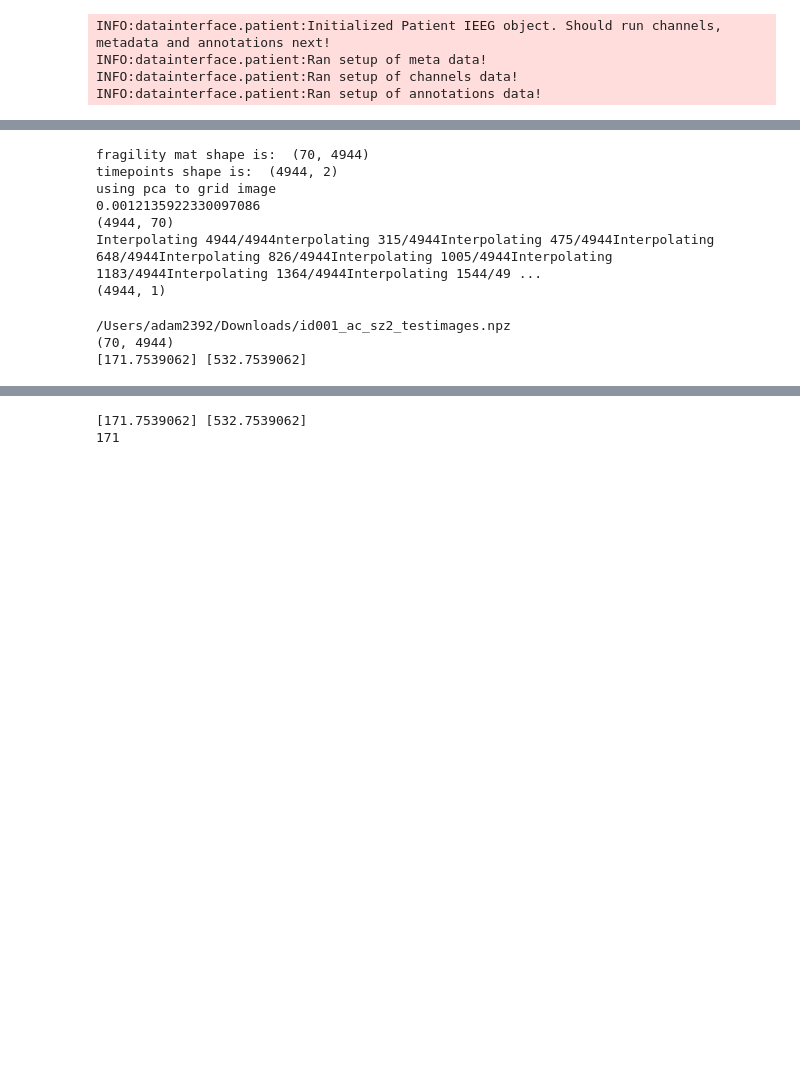
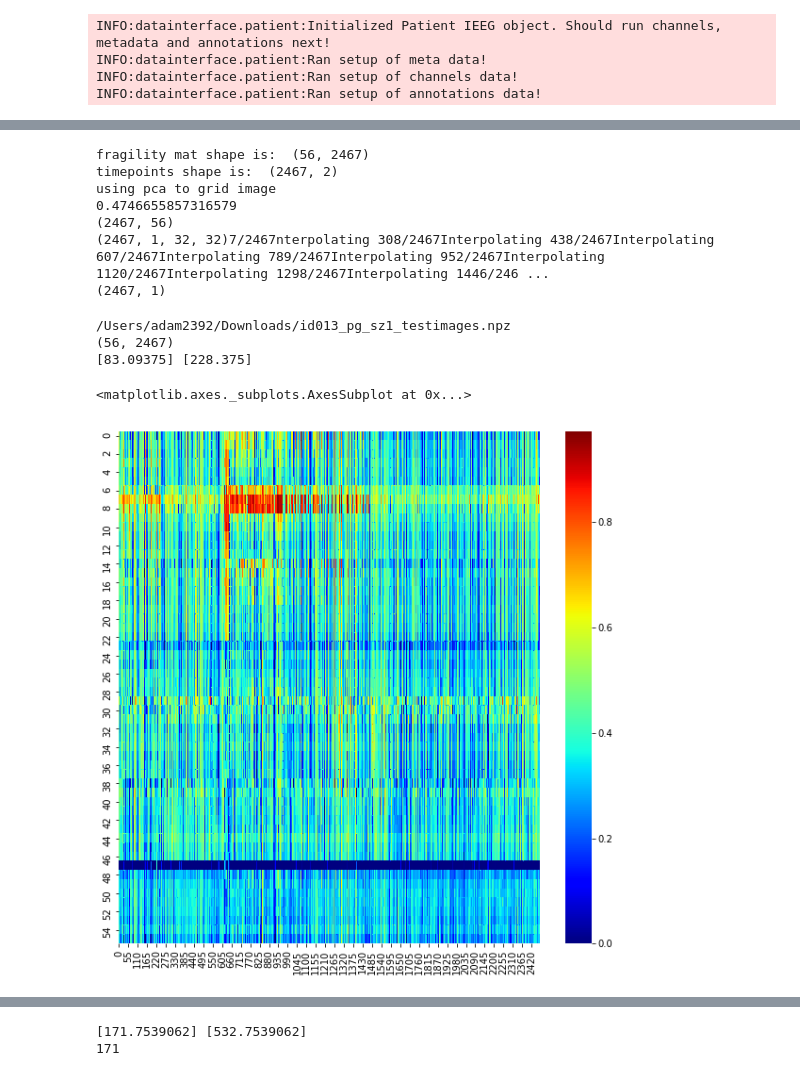
Before and after one commit to adam2392/dnn-unsupervised, a Jupyter notebook: dnn/Fragility Data Preprocessing Into 2D and 3D Images.ipynb, the cells around one changed output, grey strips where cells are left out. Drawn from its saved outputs; the diff is of its cells as text; code cells hidden in the pictures; blank space fills up the shorter version.

```diff
--- a/dnn/Fragility Data Preprocessing Into 2D and 3D Images.ipynb
+++ b/dnn/Fragility Data Preprocessing Into 2D and 3D Images.ipynb
@@ -422,5 +446,6 @@ seeg_contacts = list(seeg_labels)
 # %%
-testfile = '/Volumes/ADAM LI/pydata/dnn/testdata/fragility/pert/id001_ac_sz2/id001_ac_sz2pertmodel.npz'
+testfile = '/Volumes/ADAM LI/pydata/dnn/testdata/fragility/pert/' + patient + '/'\
+ + patient + 'pertmodel.npz'
 data = np.load(testfile, encoding='bytes')
 seizonsets = [patieeg.onset_time]
 seizoffsets = [patieeg.offset_time]
@@ -445,7 +470,7 @@ print("using pca to grid image")
 new_locs = pca.fit_transform(locations)
 #     print(seizonsets)
 #     print(seizoffsets)
-ylabels = datahandler.computelabels(seizonsets*1000,seizoffsets*1000, timepoints)
+ylabels = datahandler.computelabels(np.multiply(seizonsets,500),np.multiply(seizoffsets,500), timepoints)
 # ylabels = ylabels[1:]
 print(np.sum(ylabels)/len(ylabels))
 
@@ -459,13 +484,13 @@ else:
 print(image_tensor.shape)
 print(ylabels.shape)
 # %% [output]
-fragility mat shape is:  (70, 4944)
-timepoints shape is:  (4944, 2)
+fragility mat shape is:  (56, 2467)
+timepoints shape is:  (2467, 2)
 using pca to grid image
-0.0012135922330097086
-(4944, 70)
-Interpolating 4944/4944nterpolating 315/4944Interpolating 475/4944Interpolating 648/4944Interpolating 826/4944Interpolating 1005/4944Interpolating 1183/4944Interpolating 1364/4944Interpolating 1544/49 ...
-(4944, 1)
+0.4746655857316579
+(2467, 56)
+(2467, 1, 32, 32)7/2467nterpolating 308/2467Interpolating 438/2467Interpolating 607/2467Interpolating 789/2467Interpolating 952/2467Interpolating 1120/2467Interpolating 1298/2467Interpolating 1446/246 ...
+(2467, 1)
 # %%
 # instantiate metadata hash table
 metadata = dict()
@@ -473,7 +498,7 @@ metadata['seeg_contacts'] = seeg_contacts
 metadata['new_locs'] = new_locs
 metadata['ylabels'] = ylabels
 
-imagefilename = os.path.join('/Users/adam2392/Downloads/', 'id001_ac_sz2_testimages.npz')
+imagefilename = os.path.join('/Users/adam2392/Downloads/', patient+'_testimages.npz')
 # save image and meta data
 np.savez(imagefilename, image_tensor=image_tensor, metadata=metadata)
 
@@ -482,9 +507,15 @@ print(fragmat.shape)
 print(seizonsets, seizoffsets)
 print('\n\n')
 # %% [output]
-/Users/adam2392/Downloads/id001_ac_sz2_testimages.npz
-(70, 4944)
-[171.7539062] [532.7539062]
+/Users/adam2392/Downloads/id013_pg_sz1_testimages.npz
+(56, 2467)
+[83.09375] [228.375]
+# %%
+plt.figure(figsize=(10,10))
+sns.heatmap(fragmat, cmap='jet')
+# %% [output]
+<matplotlib.axes._subplots.AxesSubplot at 0x...>
+[figure, added]
 # %%
 print(image_tensor.shape)
 plt.figure(figsize=(7,9))
```
Also changed, not shown: parts of 8 cells of this notebook, 4 other files.
